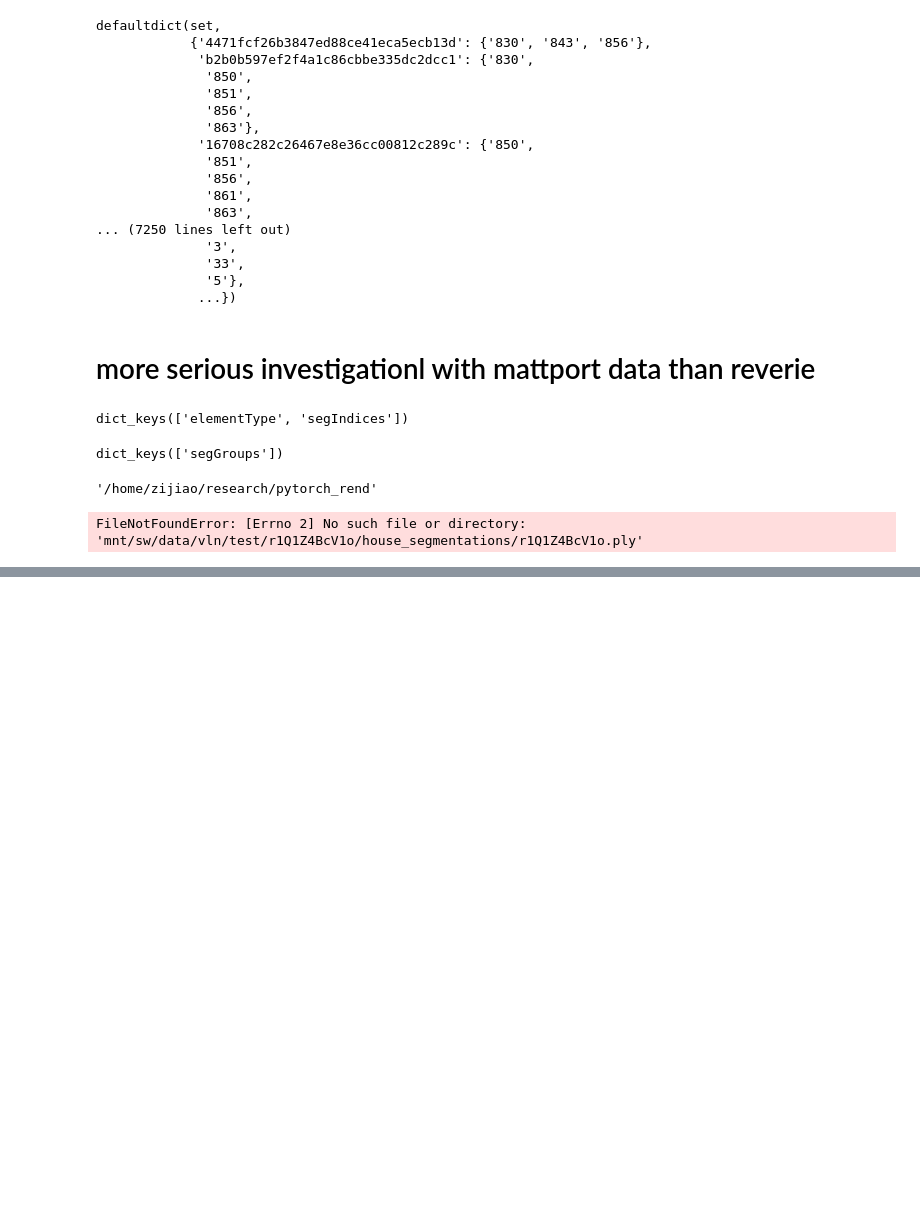
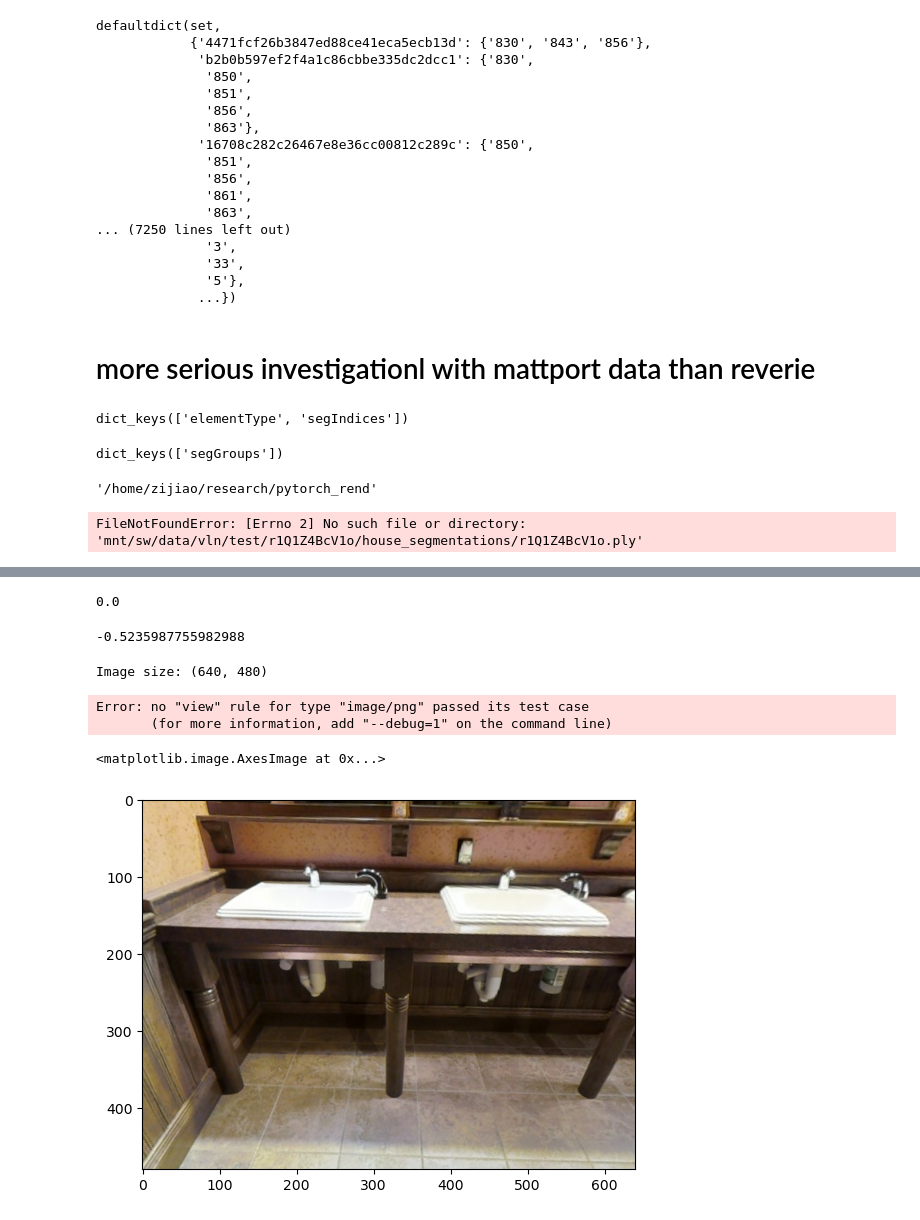
Before and after one commit to Yoark/mp3d_rend, a Jupyter notebook: object_distribution-1.ipynb, the cells around one changed output, grey strips where cells are left out. Saved outputs shown, nothing was run; the diff lists cells and outputs as text; code cells hidden in the pictures; blank space fills up the shorter version.

```diff
--- a/object_distribution-1.ipynb
+++ b/object_distribution-1.ipynb
@@ -277,0 +400,32 @@ FileNotFoundError: [Errno 2] No such file or directory: 'mnt/sw/data/vln/test/r1
+# %%
+import os
+from PIL import Image
+def read_image(scan, vp, heading, elevation, display=False):
+    # find image and display for compare
+    img_path = os.path.join(
+        '/home/zijiao/research/pytorch_rend/render_example/save/images/val_seen', scan, f"{scan}_{vp}_{heading}_{elevation}.png"
+    )
+    img = Image.open(img_path)
+    print("Image size:", img.size)
+    if display:
+        img.show()
+    return img
+# %%
+float(heading[0])
+# %% [output]
+0.0
+# %%
+float(elevation[0])
+# %% [output]
+-0.5235987755982988
+# %%
+img  = read_image(scan, vp, float(heading[0]), float(elevation[0]), display=True)
+# %% [output]
+Image size: (640, 480)
+Error: no "view" rule for type "image/png" passed its test case
+       (for more information, add "--debug=1" on the command line)
+# %%
+plt.imshow(img)
+# %% [output]
+<matplotlib.image.AxesImage at 0x...>
+[figure, added]
```
Also changed, not shown: parts of 23 cells of this notebook, 7 other files.
